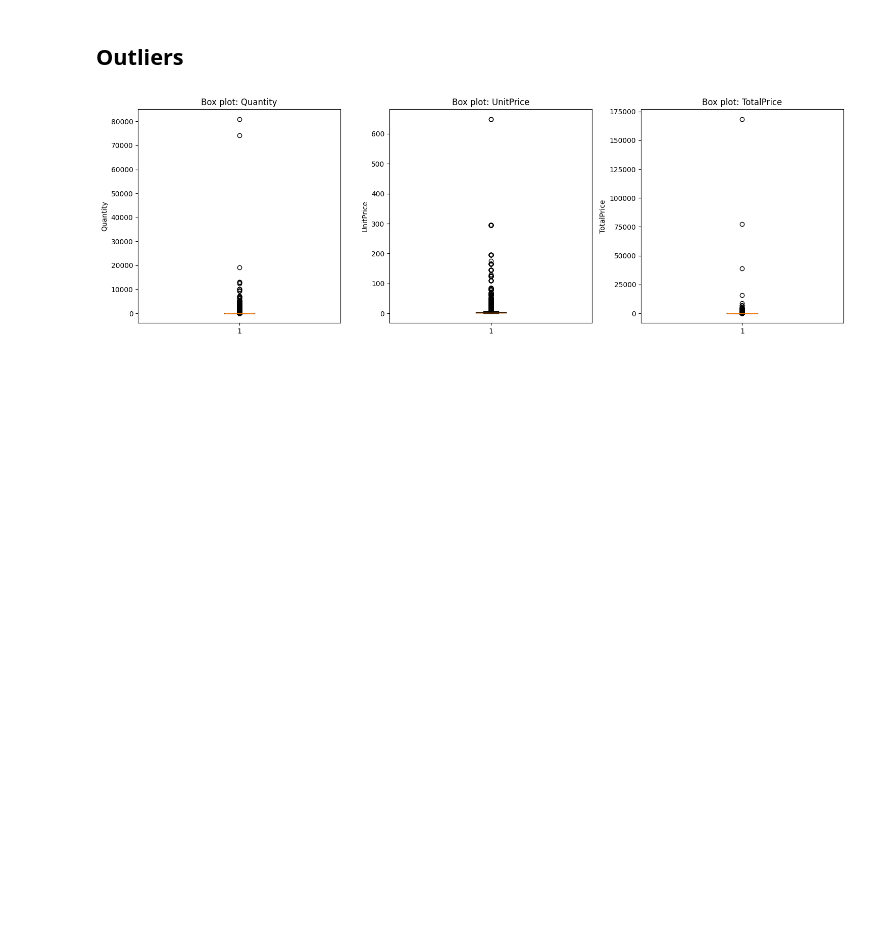
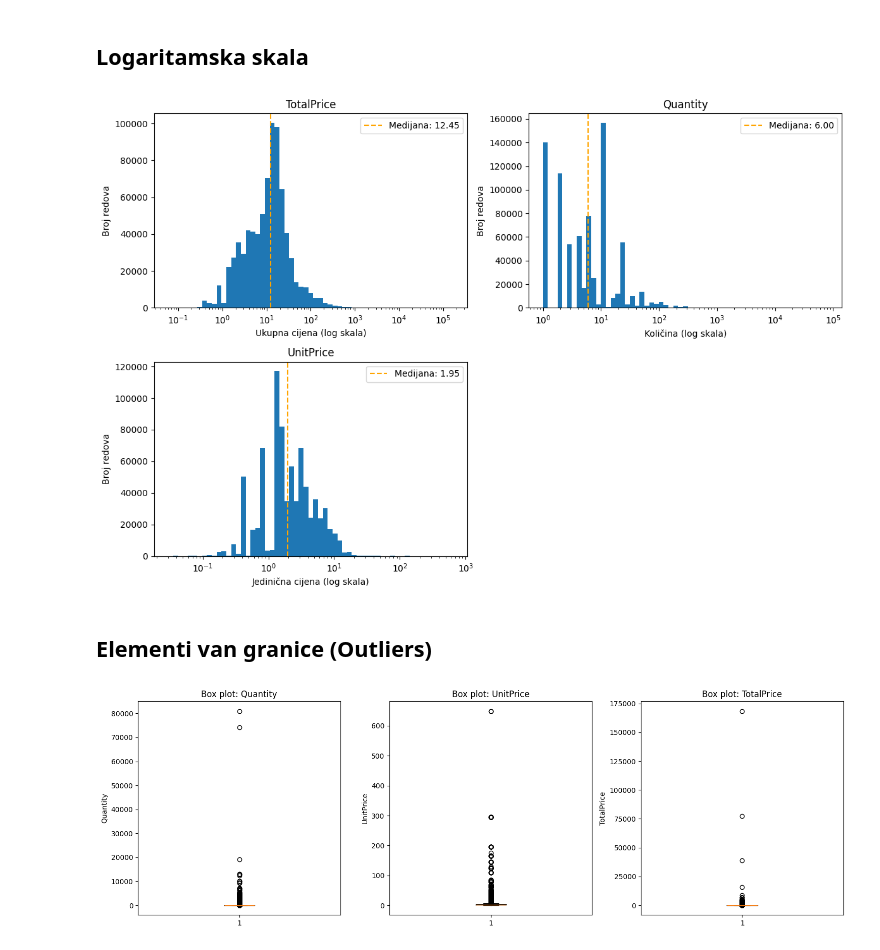
Before and after one commit to aaleksaacic/online-shop-analytics, a Jupyter notebook: notebooks/02_eda.ipynb, the cells around one changed output. Saved outputs shown, nothing was run; the diff lists cells and outputs as text; code cells hidden in the pictures; blank space fills up the shorter version.

```diff
--- a/notebooks/02_eda.ipynb
+++ b/notebooks/02_eda.ipynb
@@ -36,5 +7,0 @@ plt.show()
-# %%
-fig, ax = plt.subplots(figsize=(7, 4))
-ax.hist(df.Quantity, bins=60)
-ax.set_title("Quantity")
-plt.show()
@@ -78,5 +36,38 @@ plt.show()
+# %% [markdown]
+## Logaritamska skala
+# %%
+fig = plt.figure(figsize=(12, 8))
+gs = fig.add_gridspec(2, 2)
+
+ax1 = fig.add_subplot(gs[0, 0])
+ax2 = fig.add_subplot(gs[0, 1])
+ax3 = fig.add_subplot(gs[1, 0])
+
+plots = [
+    (ax1, "TotalPrice", "Ukupna cijena"),
+    (ax2, "Quantity",   "Količina"),
+    (ax3, "UnitPrice",  "Jedinična cijena"),
+]
+
+for ax, col, label in plots:
+    positive = df[col][df[col] > 0]
+    bins = np.logspace(np.log10(positive.min()), np.log10(positive.max()), 60)
+    median = positive.median()
+
+    ax.hist(positive, bins=bins)
+    ax.set_xscale("log")
+    ax.axvline(median, color="orange", linestyle="--", label=f"Medijana: {median:.2f}")
+    ax.set_title(col)
+    ax.set_xlabel(f"{label} (log skala)")
+    ax.set_ylabel("Broj redova")
+    ax.legend()
+
+fig.tight_layout()
+plt.show()
+# %% [output]
+[figure, added]
 # %% [markdown]
-## Outliers
+## Elementi van granice (Outliers)
 # %%
 cols = ["Quantity", "UnitPrice", "TotalPrice"]
 
```
Also changed, not shown: parts of 40 cells of this notebook.
